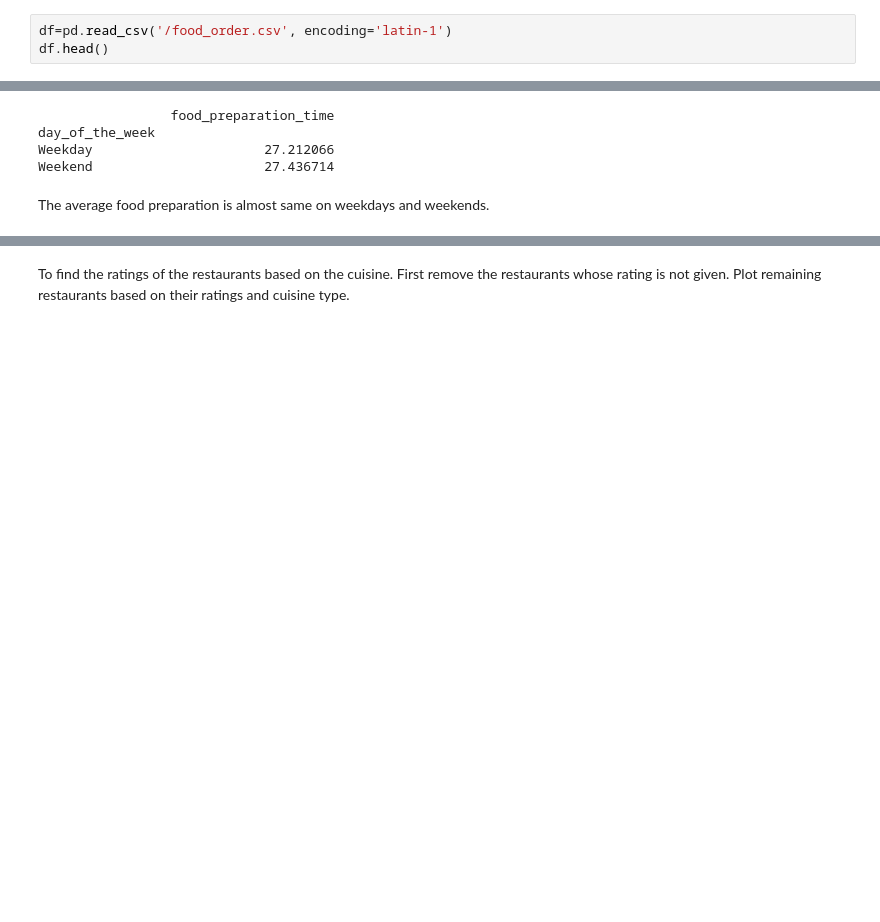
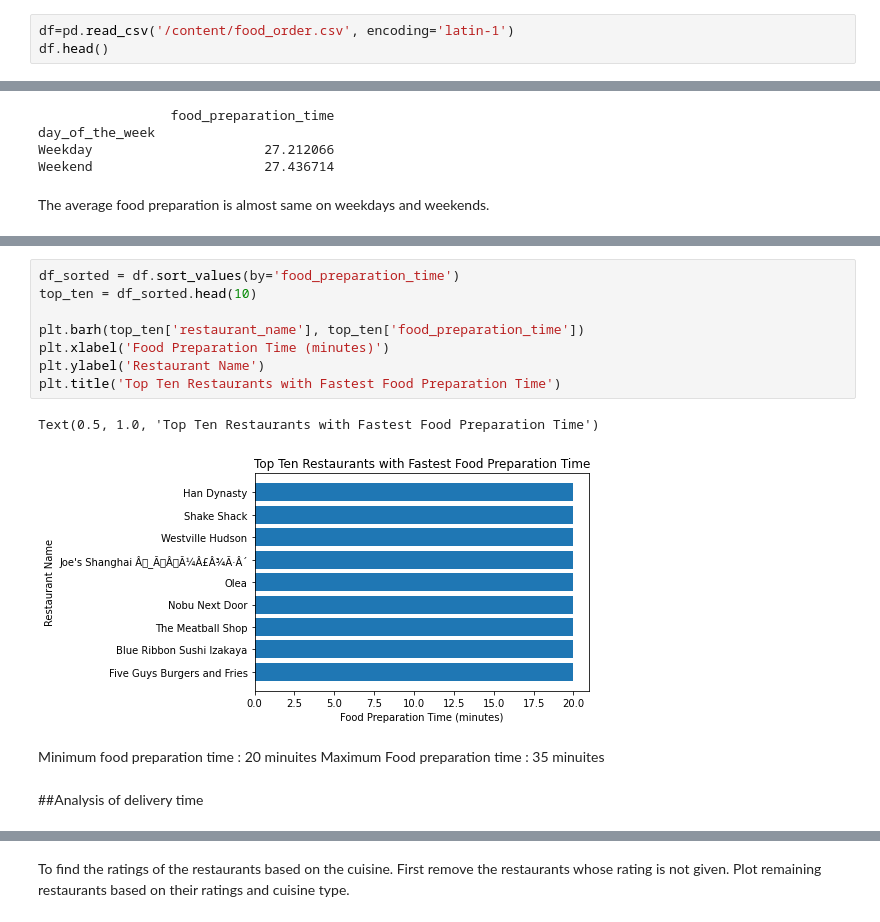
Before and after one commit to amrutad1225/NYCRestaurantsAnalysis, a Jupyter notebook: Analysis_of_New_York_City_restaurants.ipynb, the cells around one changed output, grey strips where cells are left out. Drawn from its saved outputs; the diff is of its cells as text; blank space fills up the shorter version.

```diff
--- a/Analysis_of_New_York_City_restaurants.ipynb
+++ b/Analysis_of_New_York_City_restaurants.ipynb
@@ -5,7 +5,7 @@ import matplotlib.pyplot as plt
 import seaborn as sns
 %matplotlib inline
 # %%
-df=pd.read_csv('/food_order.csv', encoding='latin-1')
+df=pd.read_csv('/content/food_order.csv', encoding='latin-1')
 df.head()
 # %% [output]
 |  | order_id | customer_id | restaurant_name | cuisine_type | cost_of_the_order | day_of_the_week | rating | ... |
@@ -102,0 +117,16 @@ The average food preparation is almost same on weekdays and weekends.
+# %%
+df_sorted = df.sort_values(by='food_preparation_time')
+top_ten = df_sorted.head(10)
+
+plt.barh(top_ten['restaurant_name'], top_ten['food_preparation_time'])
+plt.xlabel('Food Preparation Time (minutes)')
+plt.ylabel('Restaurant Name')
+plt.title('Top Ten Restaurants with Fastest Food Preparation Time')
+# %% [output]
+Text(0.5, 1.0, 'Top Ten Restaurants with Fastest Food Preparation Time')
+[figure, added]
+# %% [markdown]
+Minimum food preparation time : 20 minuites
+Maximum Food preparation time : 35 minuites
+# %% [markdown]
+##Analysis of delivery time
```
Also changed, not shown: parts of 19 cells of this notebook.
